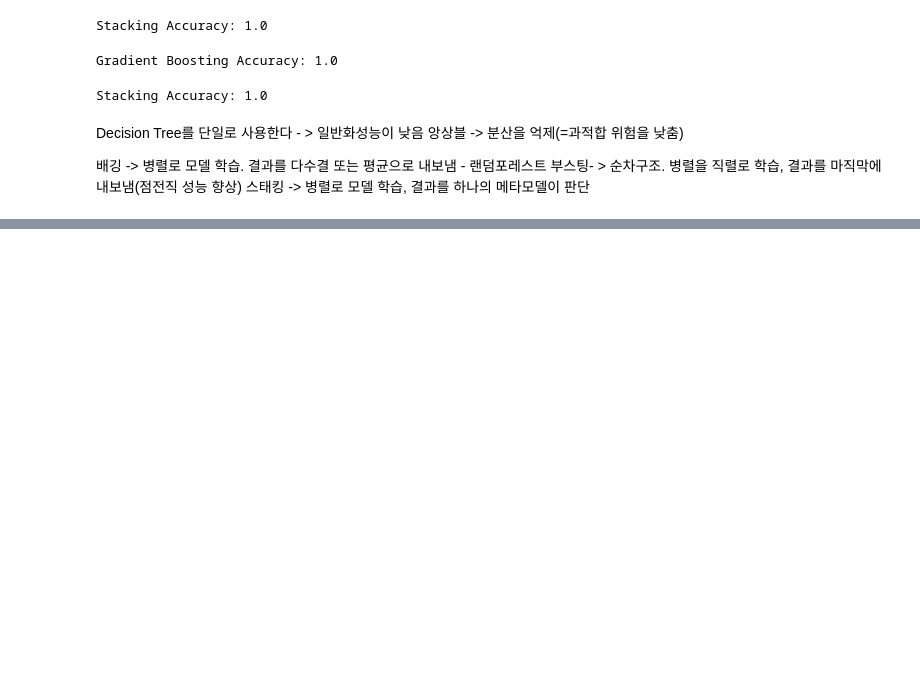
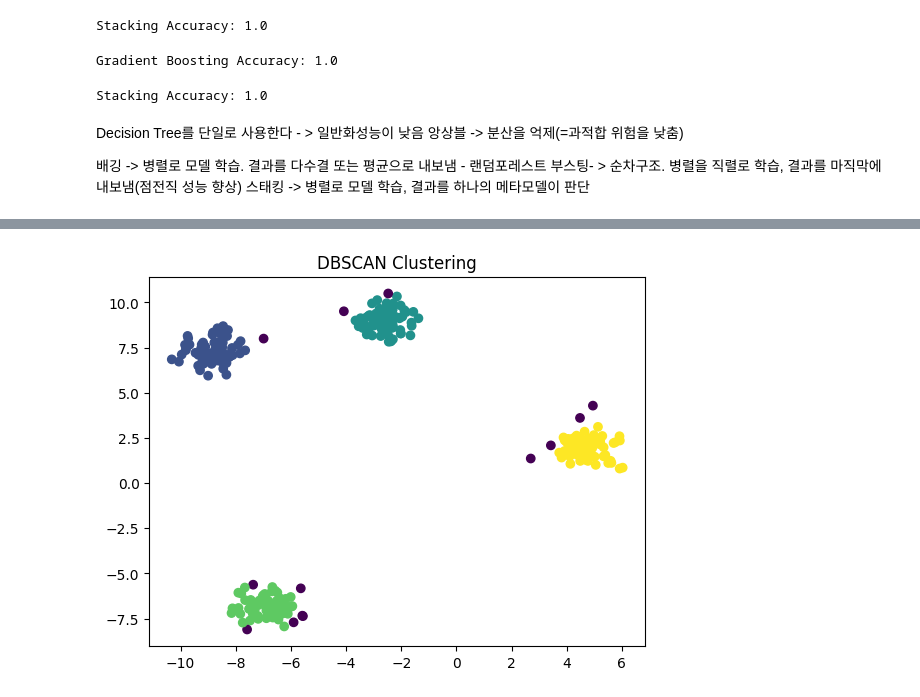
Before and after one commit to heeyoung-Python-practice/machine_learnning, a Jupyter notebook: exercise.ipynb, the cells around one changed output, grey strips where cells are left out. Saved outputs shown, nothing was run; the diff lists cells and outputs as text; code cells hidden in the pictures; blank space fills up the shorter version.

```diff
--- a/exercise.ipynb
+++ b/exercise.ipynb
@@ -803,0 +928,25 @@ Decision Tree를 단일로 사용한다 - > 일반화성능이 낮음
+# %%
+# DBSCAN 군집
+from sklearn.cluster import DBSCAN
+import matplotlib.pyplot as plt
+
+# 예시 데이터 생성
+from sklearn.datasets import make_blobs
+X, _ = make_blobs(n_samples=300, centers=4, cluster_std=0.60, random_state=42)
+
+# DBSCAN 군집화 모델 학습
+dbscan = DBSCAN(
+    eps=0.3,                        # 한 점 주변을 이웃으로 판단할 반경(거리)
+# 너무 크면 모든점이 하나로 묶임. 너무 적으면 여러개를 과하게 쪼개거나 대부분의 데이터가 노이즈가 된다.
+    min_samples=5                   # 하나의 군집을 형성하기 우한 최소 이웃 데이터 갯수
+)
+# fit(): 밀도 기반으로 군집 구조 학습
+# predict() : 각 데이터의 군집 번호 반환
+y_dbscan = dbscan.fit_predict(X)    # 두 가지 과정을 동시에 수행
+
+# 군집 결과 시각화
+plt.scatter(X[:, 0], X[:, 1], c=y_dbscan, cmap='viridis')
+plt.title('DBSCAN Clustering')
+plt.show()
+# %% [output]
+[figure, added]
```
Also changed, not shown: parts of 6 cells of this notebook, 4 other files.
